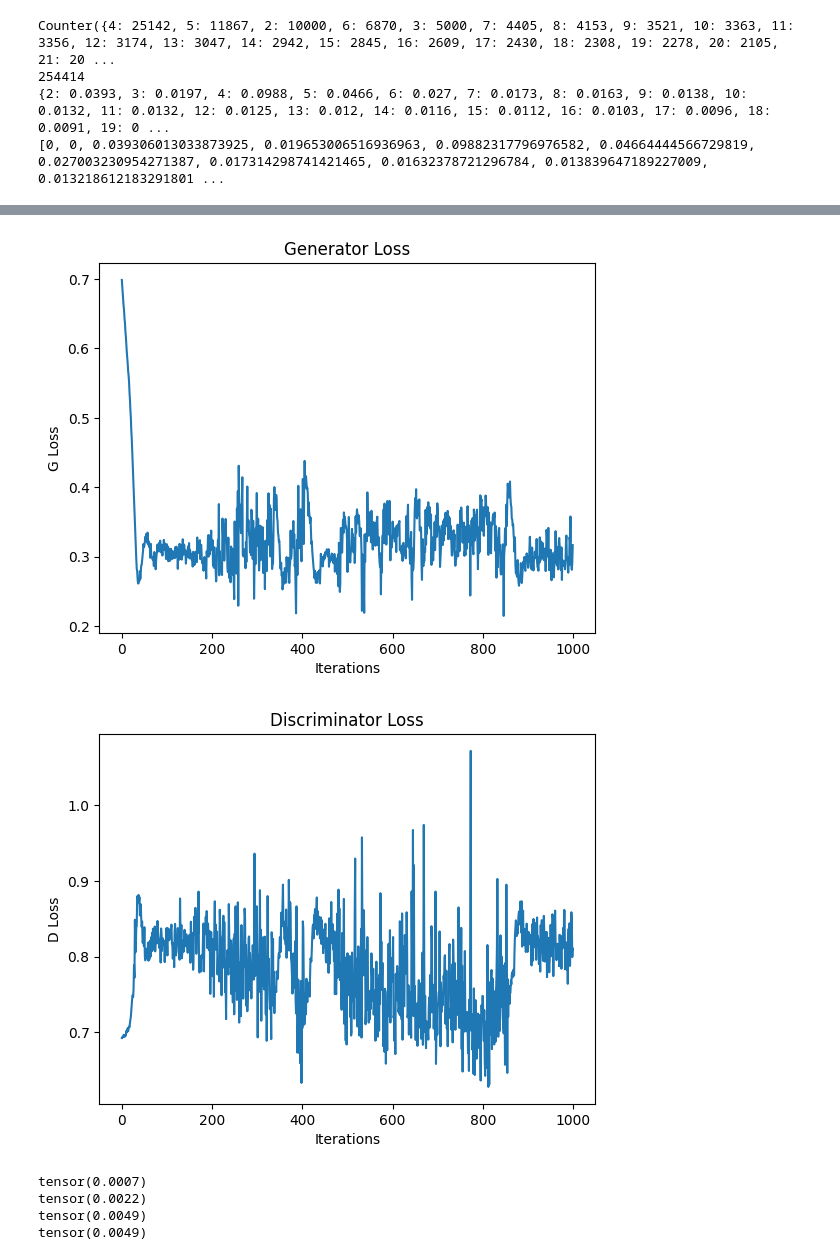
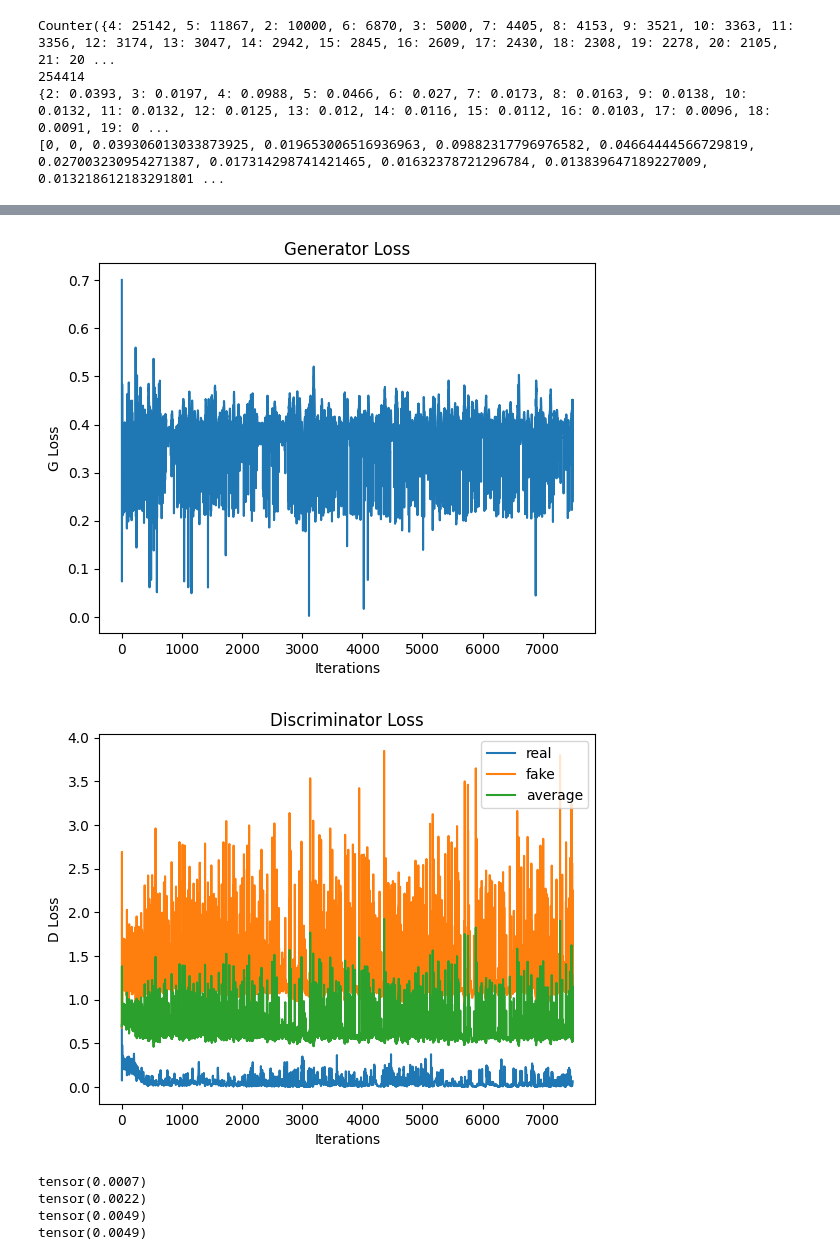
Before and after one commit to evan-ng/recipe, a Jupyter notebook: Primary_GAN copy.ipynb, the cells around one changed output, grey strips where cells are left out. Drawn from its saved outputs; the diff is of its cells as text; code cells hidden in the pictures.

Commit message:
Observe discriminator loss individually

```diff
--- a/Primary_GAN copy.ipynb
+++ b/Primary_GAN copy.ipynb
@@ -27,7 +27,7 @@ glove = torchtext.vocab.GloVe(name='6B', dim=50)
 # %% [markdown]
 Setting HyperParameters
 # %%
-lr = 3e-4
+lr = 3e-2
 batch_size = 12
 num_epochs = 5
 max_recipe_len = 100
@@ -175,7 +175,7 @@ def train_GAN(discriminator, generator, data, lr, batch_size, num_epochs, max_re
     iter = 0
 
     data_iter = torchtext.data.BucketIterator(data, batch_size=batch_size, sort_key=lambda x: len(x.directions), sort_within_batch=True)
-    g_losses, d_losses, samples = [],[],[]
+    g_losses, d_losses, d_real_losses, d_fake_losses, samples = [],[],[],[],[]
 
     print(len(data_iter))
 
@@ -263,6 +263,8 @@ def train_GAN(discriminator, generator, data, lr, batch_size, num_epochs, max_re
 
             g_losses.append(float(g_loss))
             d_losses.append(float(d_loss))
+            d_real_losses.append(float(d_real_loss))
+            d_fake_losses.append(float(d_fake_loss))
             samples.append(iter)
 
             iter += 1
@@ -271,15 +273,18 @@ def train_GAN(discriminator, generator, data, lr, batch_size, num_epochs, max_re
                 print("1. " + sample_sequence(generator, max_recipe_len, temperature, prior))
 
     plt.title("Generator Loss")
-    plt.plot(samples, g_losses, label = "Training")
+    plt.plot(samples, g_losses, label = "gen")
     plt.xlabel("Iterations")
     plt.ylabel("G Loss")
     plt.show()
 
     plt.title("Discriminator Loss")
-    plt.plot(samples, d_losses, label = "Training")
+    plt.plot(samples, d_real_losses, label = "real")
+    plt.plot(samples, d_fake_losses, label = "fake")
+    plt.plot(samples, d_losses, label = "average")
     plt.xlabel("Iterations")
     plt.ylabel("D Loss")
+    plt.legend(loc='upper right')
     plt.show()
 
     return d_losses, g_losses
@@ -327,8 +332,8 @@ Counter({4: 25142, 5: 11867, 2: 10000, 6: 6870, 3: 5000, 7: 4405, 8: 4153, 9: 35
 {2: 0.0393, 3: 0.0197, 4: 0.0988, 5: 0.0466, 6: 0.027, 7: 0.0173, 8: 0.0163, 9: 0.0138, 10: 0.0132, 11: 0.0132, 12: 0.0125, 13: 0.012, 14: 0.0116, 15: 0.0112, 16: 0.0103, 17: 0.0096, 18: 0.0091, 19: 0 ...
 [0, 0, 0.039306013033873925, 0.019653006516936963, 0.09882317796976582, 0.04664444566729819, 0.027003230954271387, 0.017314298741421465, 0.01632378721296784, 0.013839647189227009, 0.013218612183291801 ...
 # %%
-disc = Discriminator(50, 128, n_layers=1)
+disc = Discriminator(50, 40, n_layers=1)
 gen = Generator(baseline_vocab_size, 128, n_layers=1)
-losses = train_GAN(disc, gen, baseline_data, lr=lr, batch_size=5, num_epochs=1,
-                   max_recipe_len=30, temperature=0.6, prior=torch.FloatTensor(word_prior_list))
+losses = train_GAN(disc, gen, baseline_data, lr=3e-2, batch_size=2, num_epochs=3,
+                   max_recipe_len=50, temperature=0.6, prior=torch.FloatTensor(word_prior_list))
 # %% [output]
@@ -352,5 +357,5 @@ losses = train_GAN(disc, gen, baseline_data, lr=lr, batch_size=5, num_epochs=1,
-[figure, old version]
+[figure, new version]
-[figure, old version]
+[figure, new version]
 # %%
 def get_ingredient_prob(ingredient_list, prior, increased_prob=0.975, decreased_prob=0.025):
     new_prior = prior.clone().detach()
```
Also changed, not shown: parts of 2 cells of this notebook, 1 other file.
